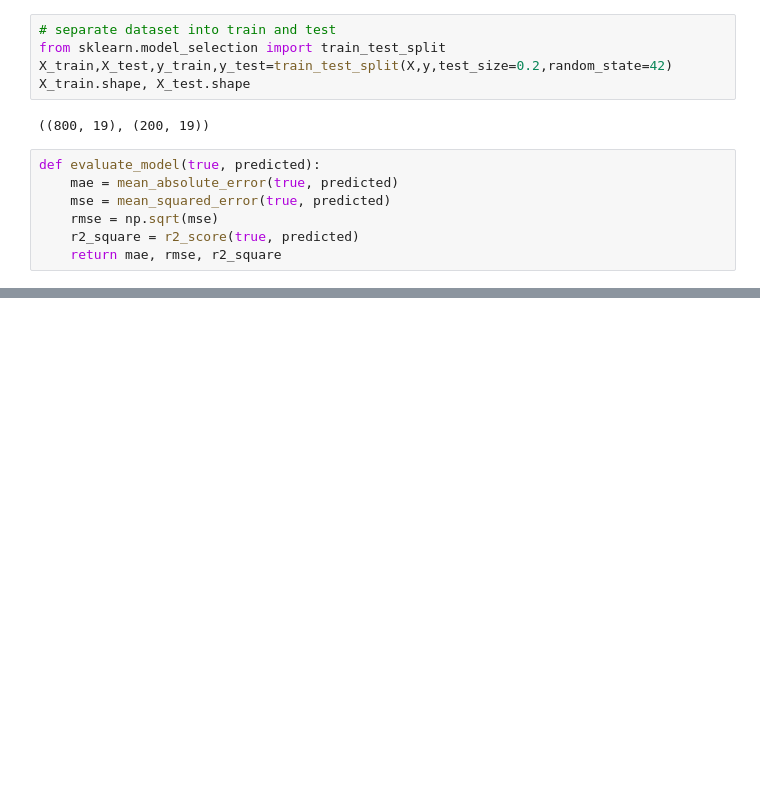
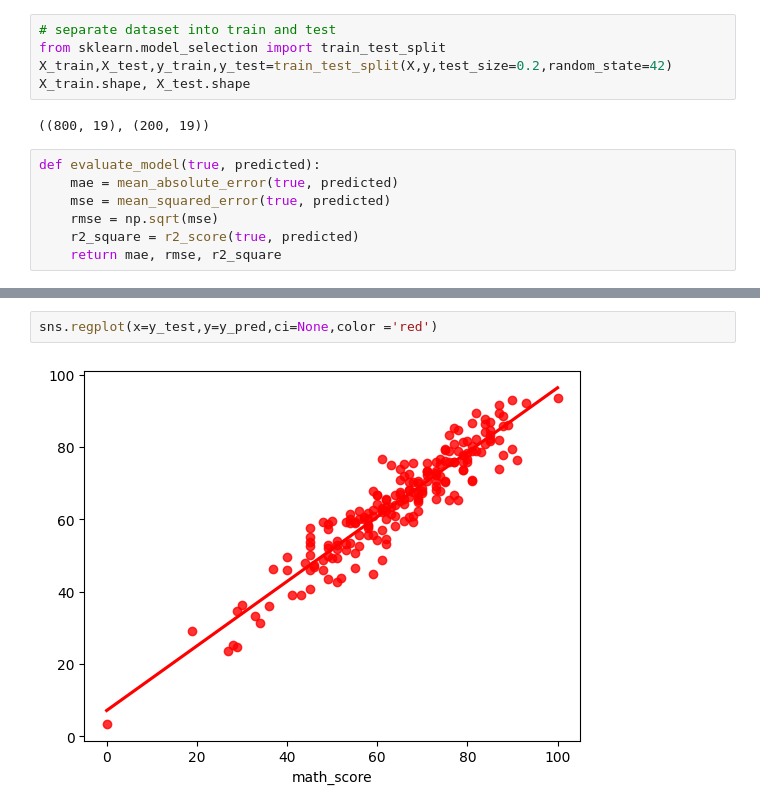
Before and after one commit to LC-1105/MLProjects01, a Jupyter notebook: notebook/Model Training.ipynb, the cells around one changed output, grey strips where cells are left out. Drawn from its saved outputs; the diff is of its cells as text; blank space fills up the shorter version.

```diff
--- a/notebook/Model Training.ipynb
+++ b/notebook/Model Training.ipynb
@@ -135,0 +189,4 @@ bhhb
+# %%
+sns.regplot(x=y_test,y=y_pred,ci=None,color ='red')
+# %% [output]
+[figure, added]
```
Also changed, not shown: parts of 9 cells of this notebook, 9 other files.
